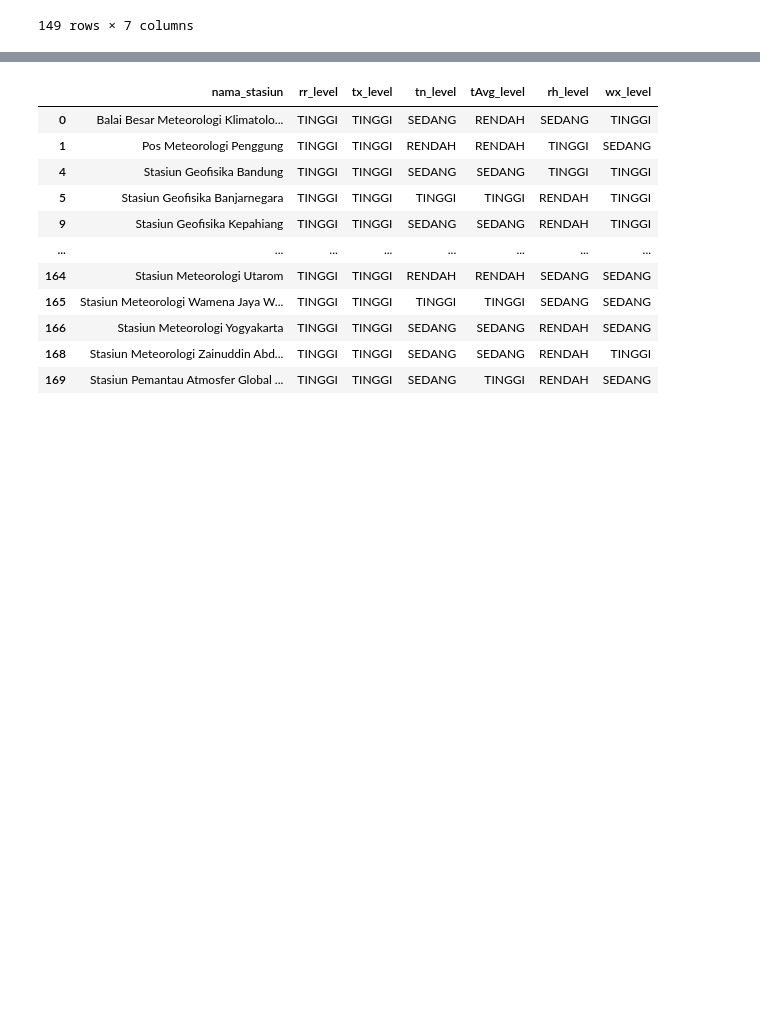
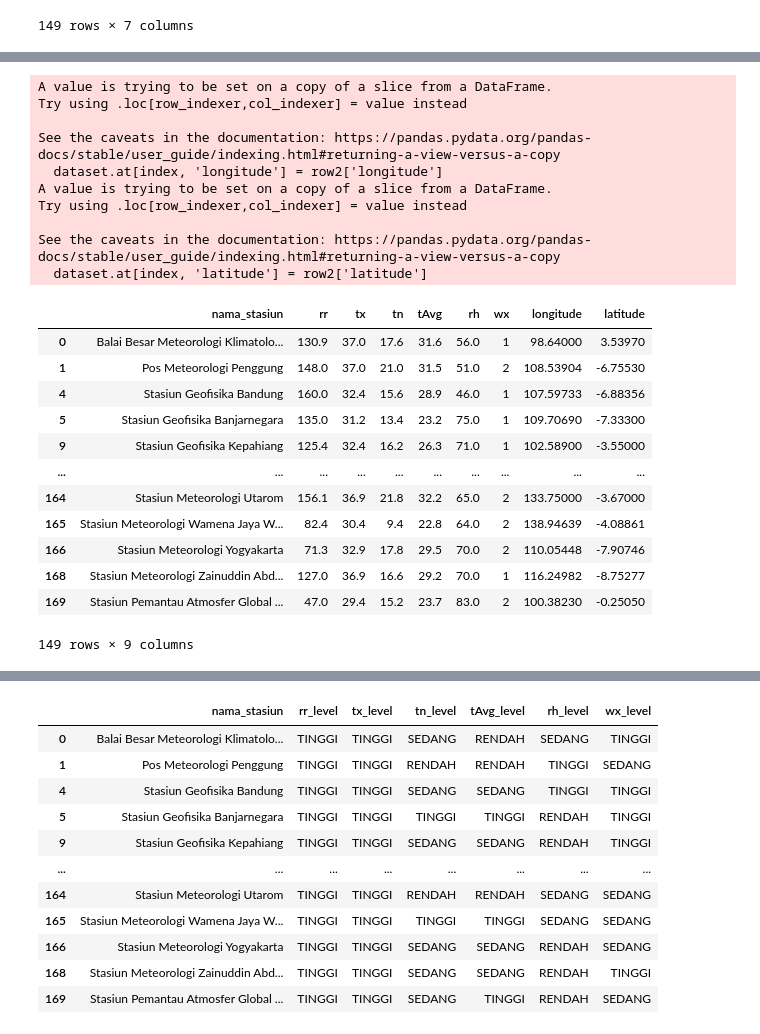
Before and after one commit to rachyharkov/cluster-extreme-climate, a Jupyter notebook: notebook.ipynb, the cells around one changed output, grey strips where cells are left out. Drawn from its saved outputs; the diff is of its cells as text; code cells hidden in the pictures; blank space fills up the shorter version.

```diff
--- a/notebook.ipynb
+++ b/notebook.ipynb
@@ -122,0 +154,32 @@ dataset.describe()
+# %%
+for index, row in dataset.iterrows():
+    for index2, row2 in df_allstasiun.iterrows():
+        if row['nama_stasiun'] == row2['nama_stasiun']:
+            dataset.at[index, 'longitude'] = row2['longitude']
+            dataset.at[index, 'latitude'] = row2['latitude']
+
+dataset
+# %% [output]
+A value is trying to be set on a copy of a slice from a DataFrame.
+Try using .loc[row_indexer,col_indexer] = value instead
+
+See the caveats in the documentation: https://pandas.pydata.org/pandas-docs/stable/user_guide/indexing.html#returning-a-view-versus-a-copy
+  dataset.at[index, 'longitude'] = row2['longitude']
+A value is trying to be set on a copy of a slice from a DataFrame.
+Try using .loc[row_indexer,col_indexer] = value instead
+
+See the caveats in the documentation: https://pandas.pydata.org/pandas-docs/stable/user_guide/indexing.html#returning-a-view-versus-a-copy
+  dataset.at[index, 'latitude'] = row2['latitude']
+|  | nama_stasiun | rr | tx | tn | tAvg | rh | wx | longitude | latitude |
+| 0 | Balai Besar Meteorologi Klimatolo... | 130.9 | 37.0 | 17.6 | 31.6 | 56.0 | 1 | 98.64000 | 3.53970 |
+| 1 | Pos Meteorologi Penggung | 148.0 | 37.0 | 21.0 | 31.5 | 51.0 | 2 | 108.53904 | -6.75530 |
+| 4 | Stasiun Geofisika Bandung | 160.0 | 32.4 | 15.6 | 28.9 | 46.0 | 1 | 107.59733 | -6.88356 |
+| 5 | Stasiun Geofisika Banjarnegara | 135.0 | 31.2 | 13.4 | 23.2 | 75.0 | 1 | 109.70690 | -7.33300 |
+| 9 | Stasiun Geofisika Kepahiang | 125.4 | 32.4 | 16.2 | 26.3 | 71.0 | 1 | 102.58900 | -3.55000 |
+| ... | ... | ... | ... | ... | ... | ... | ... | ... | ... |
+| 164 | Stasiun Meteorologi Utarom | 156.1 | 36.9 | 21.8 | 32.2 | 65.0 | 2 | 133.75000 | -3.67000 |
+| 165 | Stasiun Meteorologi Wamena Jaya W... | 82.4 | 30.4 | 9.4 | 22.8 | 64.0 | 2 | 138.94639 | -4.08861 |
+| 166 | Stasiun Meteorologi Yogyakarta | 71.3 | 32.9 | 17.8 | 29.5 | 70.0 | 2 | 110.05448 | -7.90746 |
+| 168 | Stasiun Meteorologi Zainuddin Abd... | 127.0 | 36.9 | 16.6 | 29.2 | 70.0 | 1 | 116.24982 | -8.75277 |
+| 169 | Stasiun Pemantau Atmosfer Global ... | 47.0 | 29.4 | 15.2 | 23.7 | 83.0 | 2 | 100.38230 | -0.25050 |
+149 rows × 9 columns
```
Also changed, not shown: parts of 7 cells of this notebook.
